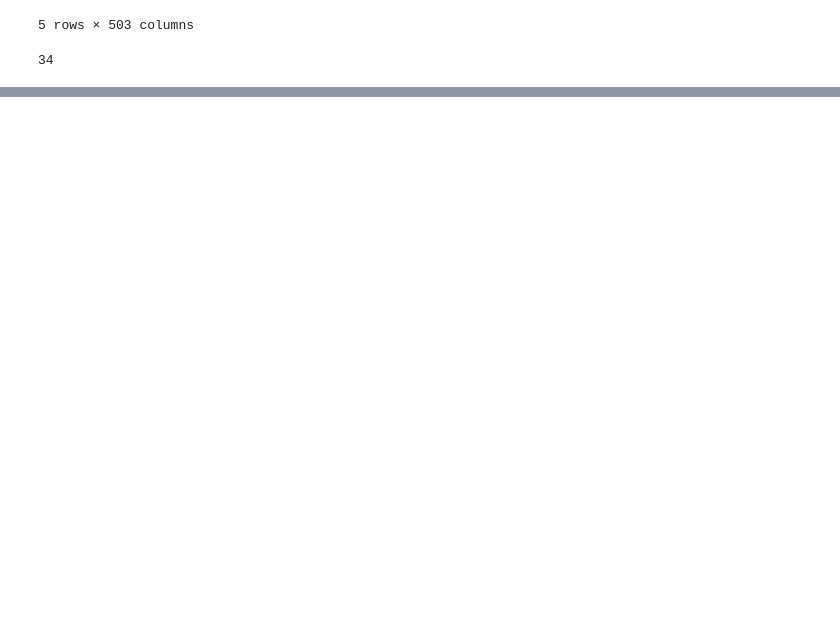
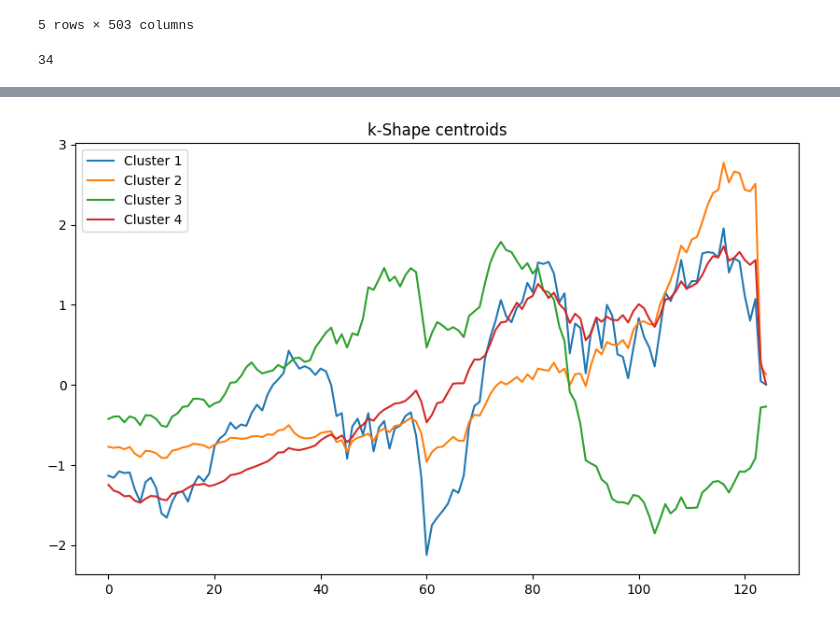
Before and after one commit to RyanKim04/Stock-Classification-Prediction-using-K-shape-clustering, a Jupyter notebook: main.ipynb, the cells around one changed output, grey strips where cells are left out. Drawn from its saved outputs; the diff is of its cells as text; code cells hidden in the pictures; blank space fills up the shorter version.

```diff
--- a/main.ipynb
+++ b/main.ipynb
@@ -82,0 +138,10 @@ df.head()
+# %%
+best_k = 4            # example
+ks = KShape(n_clusters=best_k, random_state=42, n_init=10).fit(X)
+
+plt.figure(figsize=(10, 6))
+for idx, centroid in enumerate(ks.cluster_centers_):
+    plt.plot(centroid.ravel(), label=f"Cluster {idx + 1}")
+plt.legend(); plt.title("k-Shape centroids");
+# %% [output]
+[figure, added]
```
Also changed, not shown: parts of 8 cells of this notebook.
